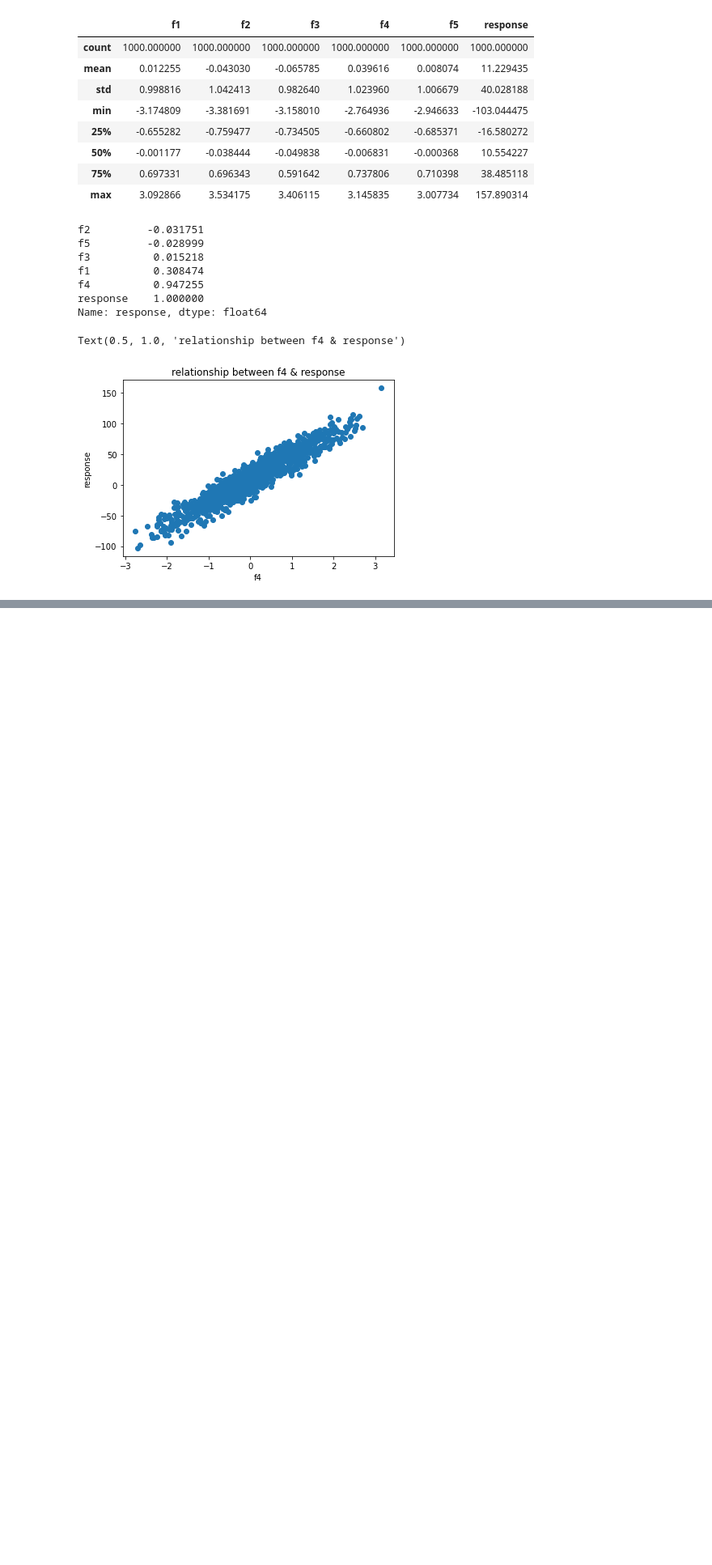
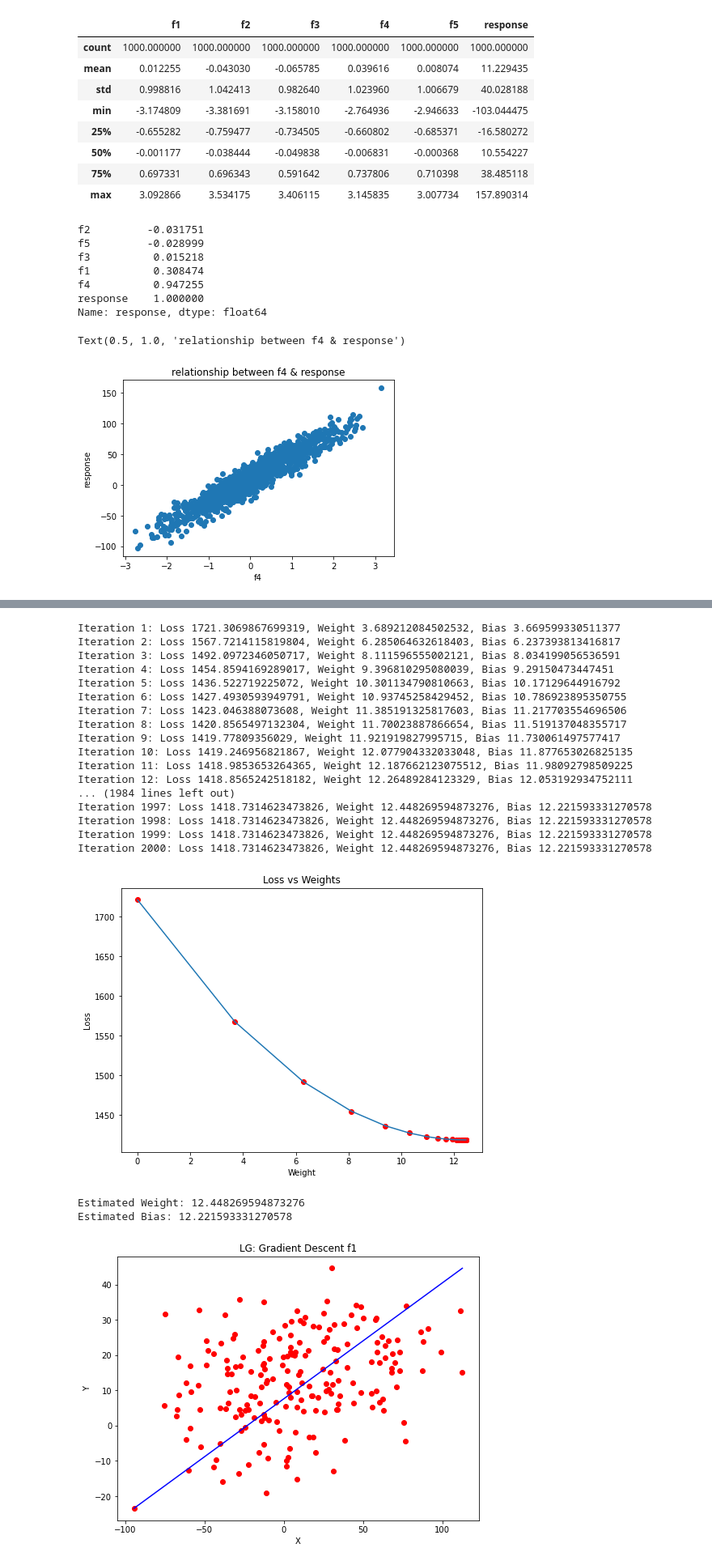
Before and after one commit to aryadiva/CPC251_Assg, a Jupyter notebook: Assign1-CPC251final.ipynb, the cells around one changed output, grey strips where cells are left out. Shown at 81% size. Cells and saved outputs as stored; diff of their text form; code cells hidden in the pictures; blank space fills up the shorter version.

```diff
--- a/Assign1-CPC251final.ipynb
+++ b/Assign1-CPC251final.ipynb
@@ -86 +72,6 @@ X_train, X_test, y_train, y_test = train_test_split(X_data, y_data, random_state
+# %%
+# Splitting the training and test set with the ratio of 8:2 for f1
+X_f1 = np.array(dt.iloc[:, 0])
+y_f1 = np.array(dt.iloc[:, -1])
+X_train1, X_test1, y_train1, y_test1 = train_test_split(X_f1, y_f1, random_state=42, train_size=0.8)
 # %%
@@ -180,0 +191,40 @@ print(r2_score(y_test, y_pred))
+# %%
+# we'll input the training dataset from f1 to train_model
+# and have est_weight & est_bias as the final estimated value
+est_weight1, est_bias1 = train_model(X_train1, y_train1, alpha, max_epoch)
+print(f"Estimated Weight: {est_weight1}\nEstimated Bias: {est_bias1}")
+
+# y_pred1 is the predicted y value using both estimated weight & bias and the X test dataset
+y_pred1 = (est_weight1*X_test1) + est_bias1
+plt.figure(figsize = (8,6))
+
+# scatter the y test & y pred value and plot them
+plt.scatter(y_test1, y_pred1, marker='o', color='red')
+plt.plot([min(y_test1), max(y_test1)], [min(y_pred1), max(y_pred1)], color='blue', label="line1")
+
+plt.title("LG: Gradient Descent f1")
+plt.xlabel("X")
+plt.ylabel("Y")
+plt.show()
+# %% [output]
+Iteration 1: Loss 1721.3069867699319, Weight 3.689212084502532, Bias 3.669599330511377
+Iteration 2: Loss 1567.7214115819804, Weight 6.285064632618403, Bias 6.237393813416817
+Iteration 3: Loss 1492.0972346050717, Weight 8.111596555002121, Bias 8.034199056536591
+Iteration 4: Loss 1454.8594169289017, Weight 9.396810295080039, Bias 9.29150473447451
+Iteration 5: Loss 1436.522719225072, Weight 10.301134790810663, Bias 10.17129644916792
+Iteration 6: Loss 1427.4930593949791, Weight 10.93745258429452, Bias 10.786923895350755
+Iteration 7: Loss 1423.046388073608, Weight 11.385191325817603, Bias 11.217703554696506
+Iteration 8: Loss 1420.8565497132304, Weight 11.70023887866654, Bias 11.519137048355717
+Iteration 9: Loss 1419.77809356029, Weight 11.921919827995715, Bias 11.730061497577417
+Iteration 10: Loss 1419.246956821867, Weight 12.077904332033048, Bias 11.877653026825135
+Iteration 11: Loss 1418.9853653264365, Weight 12.187662123075512, Bias 11.98092798509225
+Iteration 12: Loss 1418.8565242518182, Weight 12.26489284123329, Bias 12.053192934752111
+... (1984 lines left out)
+Iteration 1997: Loss 1418.7314623473826, Weight 12.448269594873276, Bias 12.221593331270578
+Iteration 1998: Loss 1418.7314623473826, Weight 12.448269594873276, Bias 12.221593331270578
+Iteration 1999: Loss 1418.7314623473826, Weight 12.448269594873276, Bias 12.221593331270578
+Iteration 2000: Loss 1418.7314623473826, Weight 12.448269594873276, Bias 12.221593331270578
+[figure, added]
+Estimated Weight: 12.448269594873276
+Estimated Bias: 12.221593331270578
+[figure, added]
```
Also changed, not shown: parts of 14 cells of this notebook.
